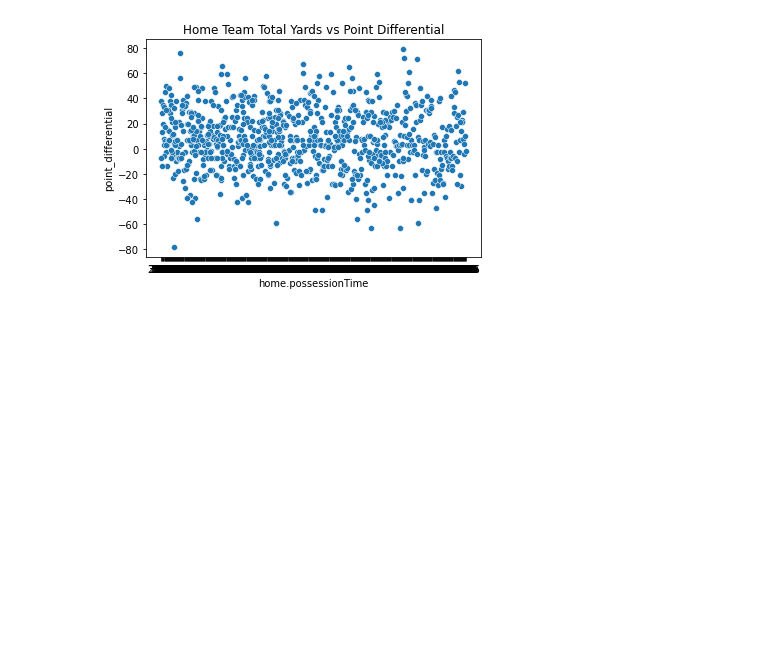
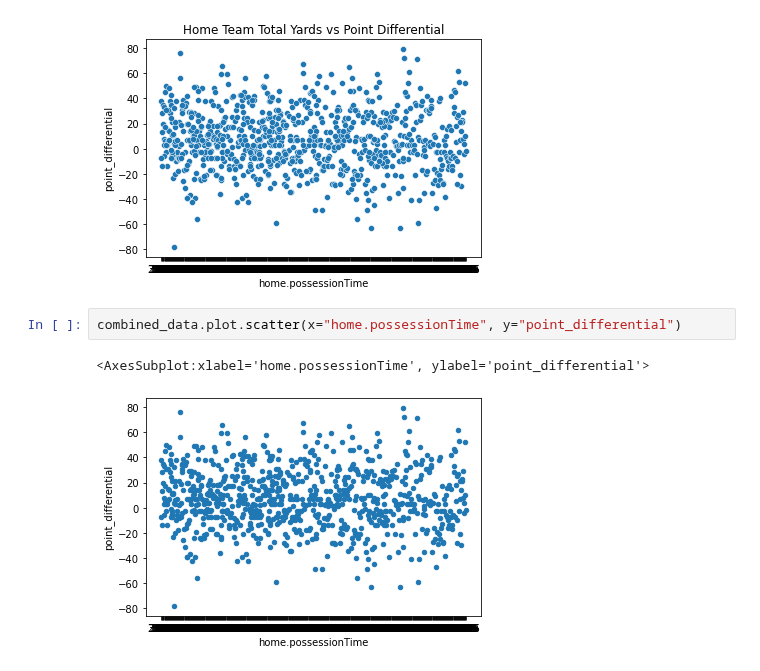
Before and after one commit to leenahk/collegefootball-f22, a Jupyter notebook: notebooks/Andrew Black.ipynb, the cells around one changed output. Cells and saved outputs as stored; diff of their text form; blank space fills up the shorter version.

```diff
--- a/notebooks/Andrew Black.ipynb
+++ b/notebooks/Andrew Black.ipynb
@@ -39,4 +39,9 @@ sns.scatterplot(
 # %% [output]
 Text(0.5, 1.0, 'Home Team Total Yards vs Point Differential')
 [figure]
+# %%
+combined_data.plot.scatter(x="home.possessionTime", y="point_differential")
+# %% [output]
+<AxesSubplot:xlabel='home.possessionTime', ylabel='point_differential'>
+[figure, added]
 # %%
```
Also changed, not shown: parts of 3 cells of this notebook.
